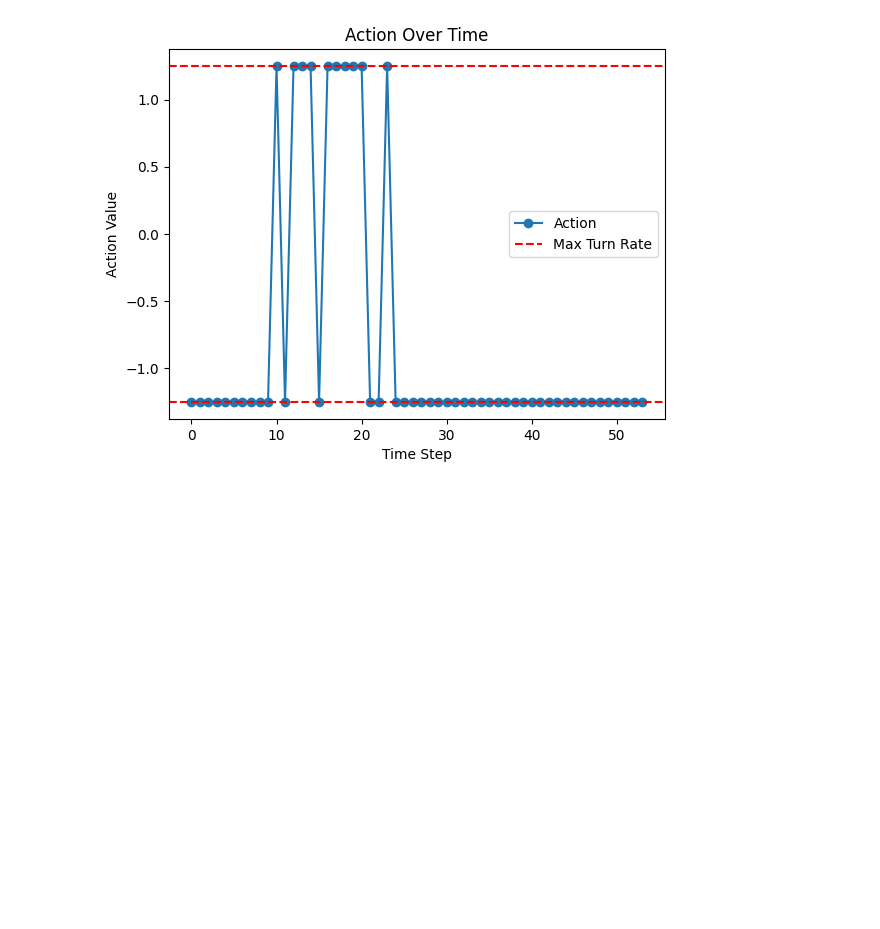
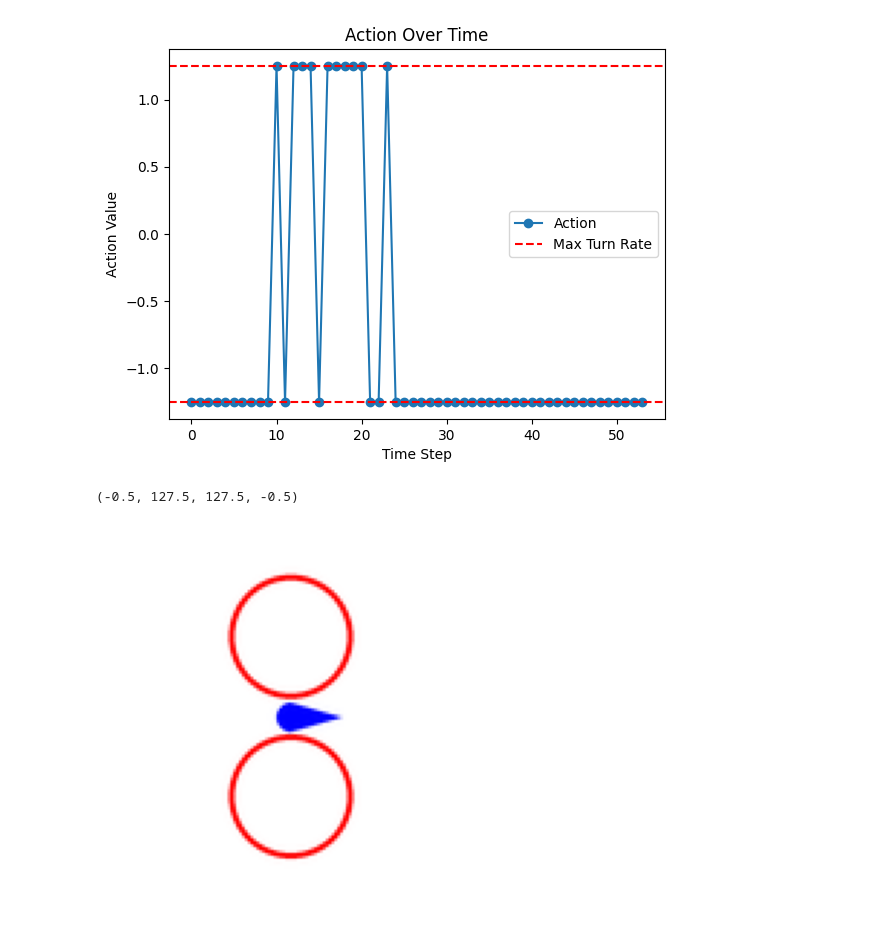
Before and after one commit to stevenwman/wm_cbf, a Jupyter notebook: policy_test.ipynb, the cells around one changed output. Cells and saved outputs as stored; diff of their text form; code cells hidden in the pictures; blank space fills up the shorter version.

```diff
--- a/policy_test.ipynb
+++ b/policy_test.ipynb
@@ -132,3 +132,21 @@ Step 54: Pstate: [ 0.62 -0.6  -2.12], Goal: -2.42, Action: -1.25, Dist: 0.02
 Reached the goal!
 [figure]
 [figure]
+# %%
+import dubin_multiobs_render as dmr
+from latent_dubins_ca_wm_pil import *
+import numpy as np
+import matplotlib.pyplot as plt
+
+config_path = 'PytorchReachability/configs_gap.yaml'
+args = get_args(cfg_path=config_path)
+
+# Render the trajectory with the environment
+img = dmr.state_to_image_pil_hq(np.array([0,0,0]), args)
+
+# Display the image
+plt.imshow(img)
+plt.axis('off')  # Hide the axes
+# %% [output]
+(-0.5, 127.5, 127.5, -0.5)
+[figure, added]
```
Also changed, not shown: 6 other files.
